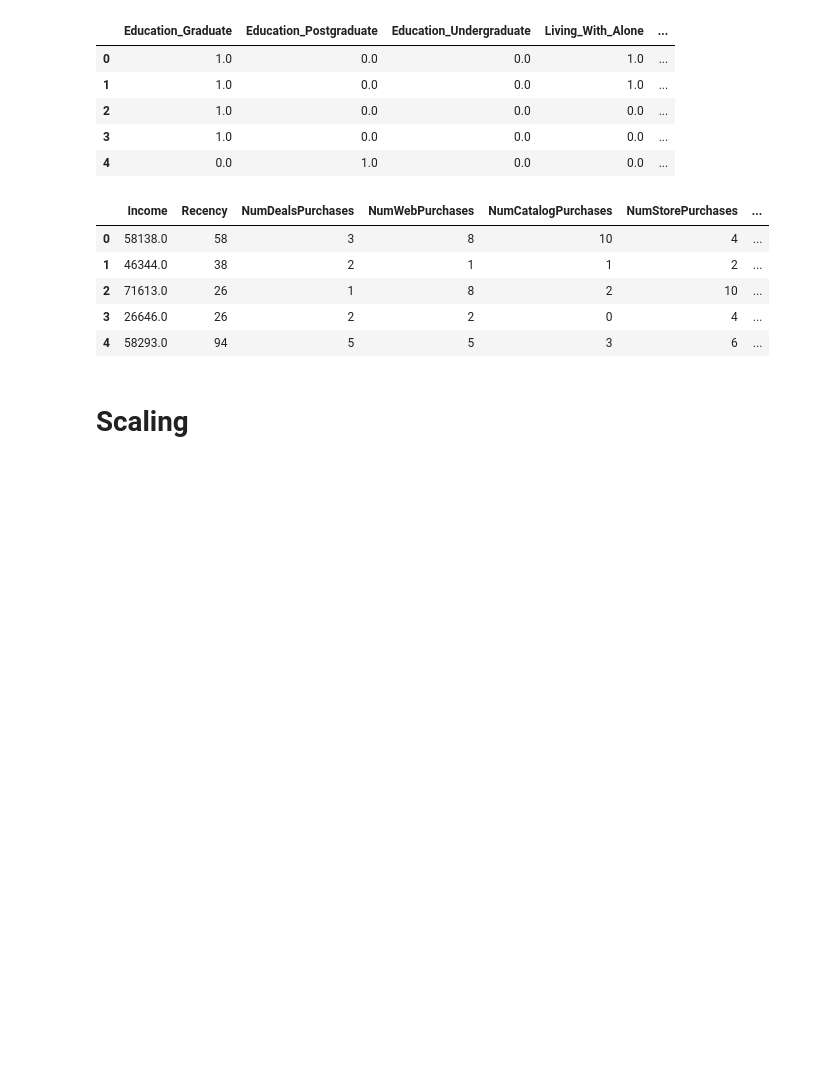
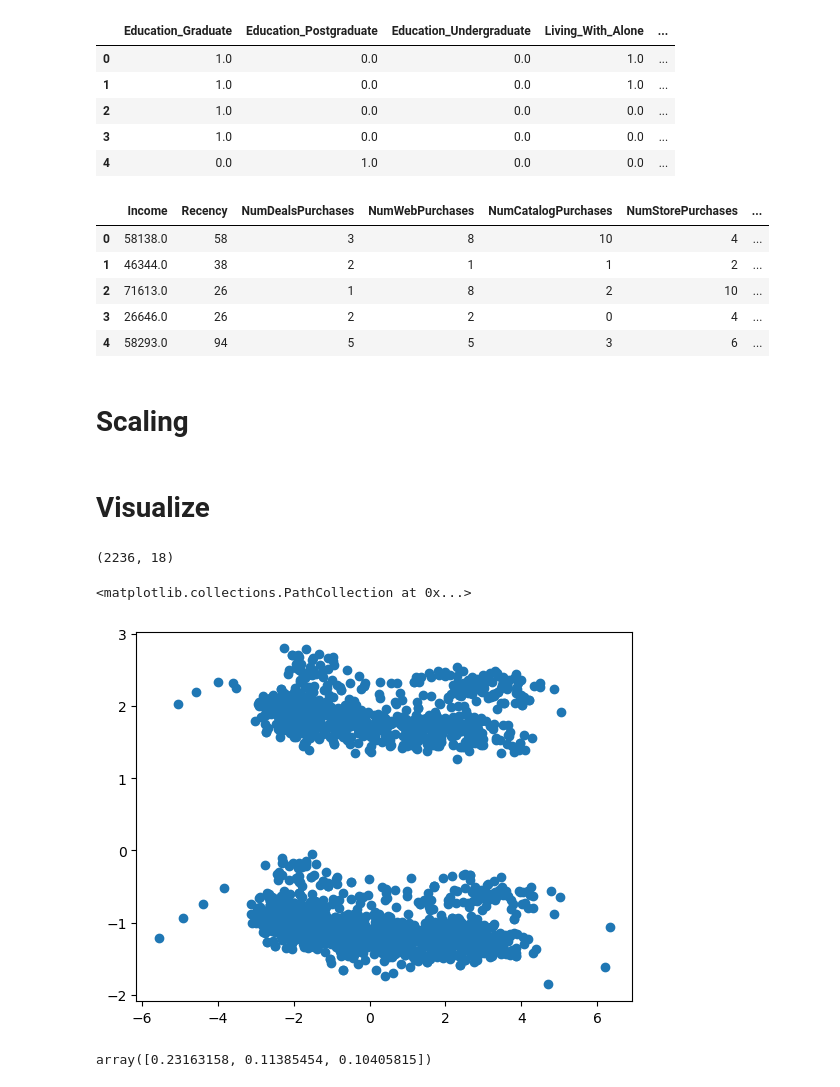
Before and after one commit to SyedMaaz786/AI_ML_Learning, a Jupyter notebook: 5-Unsupervised_Learning/minor_project-1.ipynb, the cells around one changed output. Saved outputs shown, nothing was run; the diff lists cells and outputs as text; code cells hidden in the pictures; blank space fills up the shorter version.

```diff
--- a/5-Unsupervised_Learning/minor_project-1.ipynb
+++ b/5-Unsupervised_Learning/minor_project-1.ipynb
@@ -295,3 +295,9 @@ X = df_encoded
 scaler = StandardScaler()
 
 X_scaled = scaler.fit_transform(X)
+# %% [markdown]
+# Visualize
+# %%
+X_scaled.shape
+# %% [output]
+(2236, 18)
@@ -297,0 +308,15 @@ X_scaled = scaler.fit_transform(X)
+# %%
+pca = PCA(n_components=3) #Just change the n_components value to change the dimensions from 1d or 2d or 3d and so on
+
+X_pca = pca.fit_transform(X_scaled)
+# %%
+# plot
+
+plt.scatter(X_pca[:,0], X_pca[:,1])
+# %% [output]
+<matplotlib.collections.PathCollection at 0x...>
+[figure, added]
+# %%
+pca.explained_variance_ratio_
+# %% [output]
+array([0.23163158, 0.11385454, 0.10405815])
```
Also changed, not shown: parts of 2 cells of this notebook, 1 other file.
